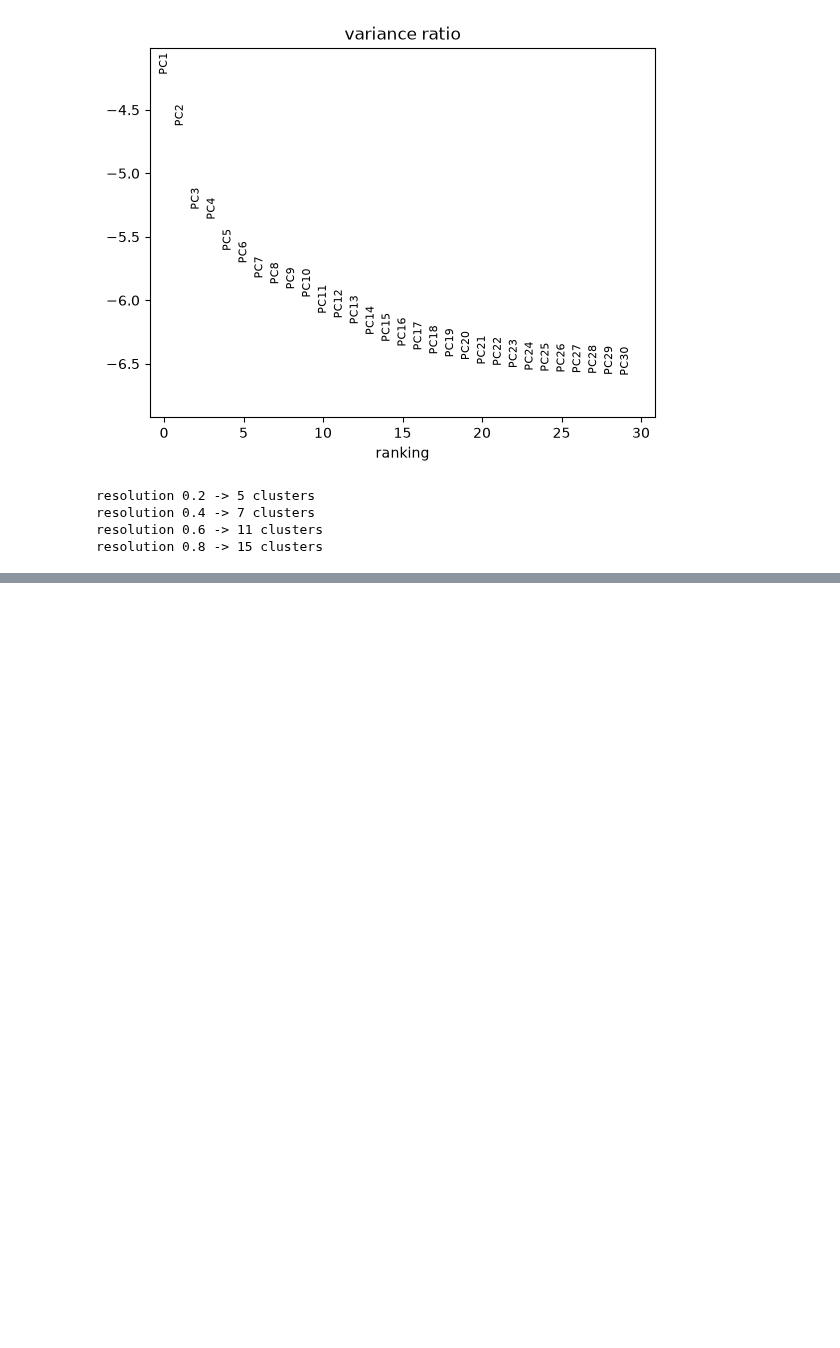
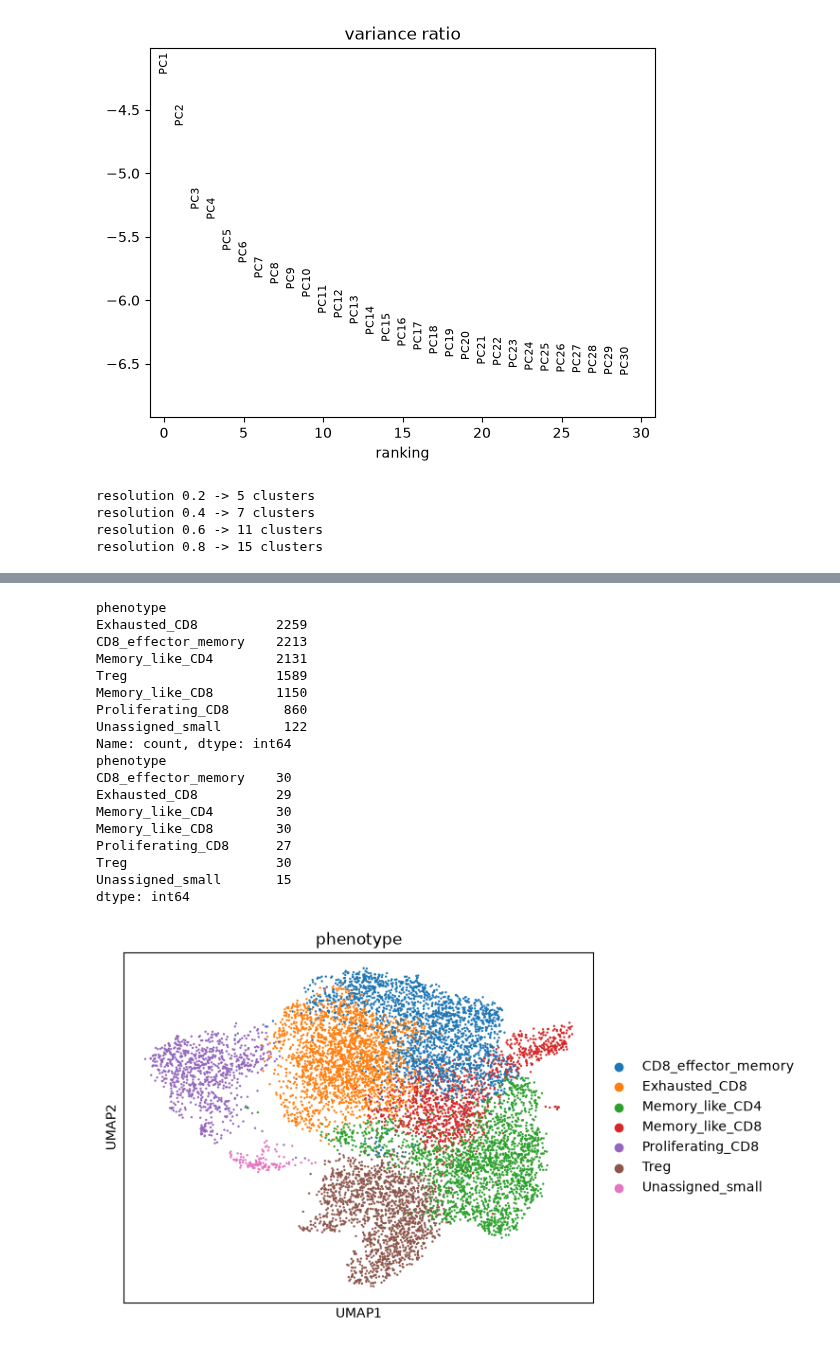
Before and after one commit to layakhosravi77-creator/melanoma-scrna-analysis, a Jupyter notebook: notebooks/GSE120575.ipynb, the cells around one changed output, grey strips where cells are left out. Drawn from its saved outputs; the diff is of its cells as text; code cells hidden in the pictures; blank space fills up the shorter version.

Commit message:
GSE120575: T cell subclustering and annotation

```diff
--- a/notebooks/GSE120575.ipynb
+++ b/notebooks/GSE120575.ipynb
@@ -811,0 +882,42 @@ resolution 0.8 -> 15 clusters
+# %%
+# Map each T sub-cluster (resolution 0.4) to a phenotype name, based on markers only
+cluster_to_phenotype = {
+    "0": "Memory_like_CD4",
+    "1": "CD8_effector_memory",
+    "2": "Exhausted_CD8",
+    "3": "Treg",
+    "4": "Memory_like_CD8",
+    "5": "Proliferating_CD8",
+    "6": "Unassigned_small",
+}
+t.obs["phenotype"] = t.obs["tsub"].astype(str).map(cluster_to_phenotype)
+assert t.obs["phenotype"].notna().all(), "some cluster has no phenotype name"
+
+# Cells per phenotype
+print(t.obs["phenotype"].value_counts())
+
+# Number of patients per phenotype
+print(pd.crosstab(t.obs["phenotype"], t.obs["patient"]).gt(0).sum(axis=1))
+
+# UMAP colored by phenotype only (not by response)
+sc.pl.umap(t, color="phenotype")
+# %% [output]
+phenotype
+Exhausted_CD8          2259
+CD8_effector_memory    2213
+Memory_like_CD4        2131
+Treg                   1589
+Memory_like_CD8        1150
+Proliferating_CD8       860
+Unassigned_small        122
+Name: count, dtype: int64
+phenotype
+CD8_effector_memory    30
+Exhausted_CD8          29
+Memory_like_CD4        30
+Memory_like_CD8        30
+Proliferating_CD8      27
+Treg                   30
+Unassigned_small       15
+dtype: int64
+[figure, added]
```
Also changed, not shown: parts of 2 cells of this notebook, 4 other files.
